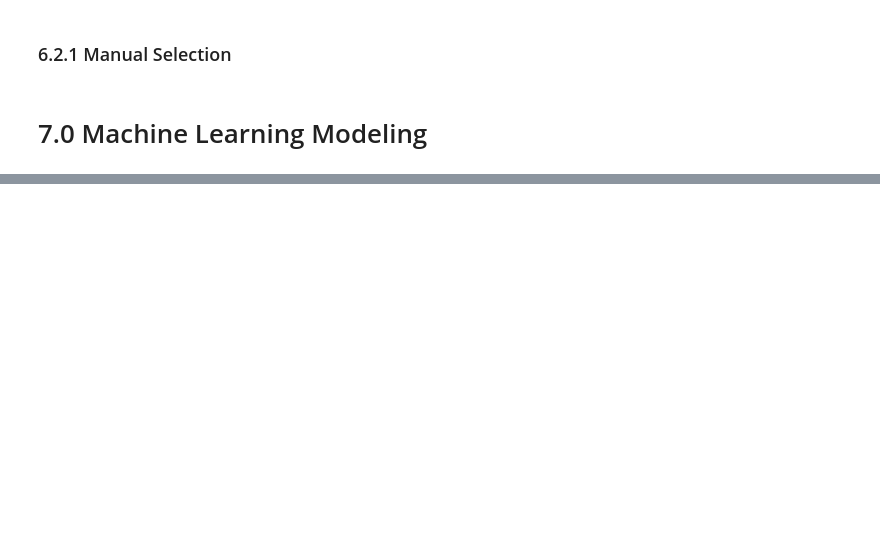
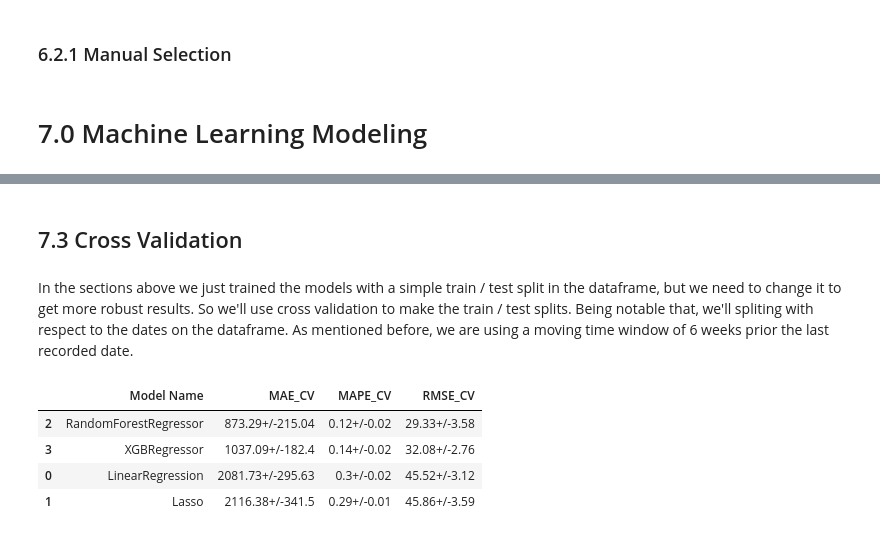
Before and after one commit to iury-repo/rossman-sales, a Jupyter notebook: notebooks/v01_store_sales_prediction.ipynb, the cells around one changed output, grey strips where cells are left out. Saved outputs shown, nothing was run; the diff lists cells and outputs as text; code cells hidden in the pictures; blank space fills up the shorter version.

```diff
--- a/notebooks/v01_store_sales_prediction.ipynb
+++ b/notebooks/v01_store_sales_prediction.ipynb
@@ -851,6 +1086,9 @@ cols_selected_boruta = [
 
 # We will need to use this columns later
 cols_to_add = ['date', 'sales']
+
+cols_selected_boruta_full = cols_selected_boruta.copy()
+cols_selected_boruta_full.extend(cols_to_add)
 # %%
 cols_not_selected_boruta = [
      'is_promo',
@@ -887,0 +1205,39 @@ x_test = X_test[cols_selected_boruta]
+# %% [markdown]
+## 7.3 Cross Validation
+# %% [markdown]
+In the sections above we just trained the models with a simple train / test split in the dataframe, but we need to change it to get more robust results. So we'll use cross validation to make the train / test splits. Being notable that, we'll spliting with respect to the dates on the dataframe. As mentioned before, we are using a moving time window of 6 weeks prior the last recorded date.
+# %%
+# Selecting the dataframe with the columns that will be used to trainning the models
+x_trainning = X_train[cols_selected_boruta_full]
+# %%
+# Defining all models used at this point
+lr = LinearRegression()
+
+lasso = Lasso(alpha=0.01)
+
+rf = RandomForestRegressor(n_estimators=100,
+                           max_depth=25,
+                           n_jobs=-1,
+                           random_state=42)
+
+xgb = XGBRegressor(objective='reg:squarederror',
+                    n_estimators=100,
+                    eta=0.1,
+                    max_depth=10,
+                    subsample=0.7,
+                    colsample_bytree=0.9)
+
+# Creating model list
+model_list = [lr, lasso, rf, xgb]
+
+# Setting list comprehension and concat the resulting dataframes
+cross_val_list = [cross_val(m, kfold=5, x_trainning=x_trainning) for m in model_list]
+cross_val_df = pd.concat(cross_val_list, axis=0, ignore_index=True).sort_values(by='RMSE_CV').style.hide_index()
+# %%
+cross_val_df
+# %% [output]
+|  | Model Name | MAE_CV | MAPE_CV | RMSE_CV |
+| 2 | RandomForestRegressor | 873.29+/-215.04 | 0.12+/-0.02 | 29.33+/-3.58 |
+| 3 | XGBRegressor | 1037.09+/-182.4 | 0.14+/-0.02 | 32.08+/-2.76 |
+| 0 | LinearRegression | 2081.73+/-295.63 | 0.3+/-0.02 | 45.52+/-3.12 |
+| 1 | Lasso | 2116.38+/-341.5 | 0.29+/-0.01 | 45.86+/-3.59 |
```
Also changed, not shown: parts of 62 cells of this notebook.
